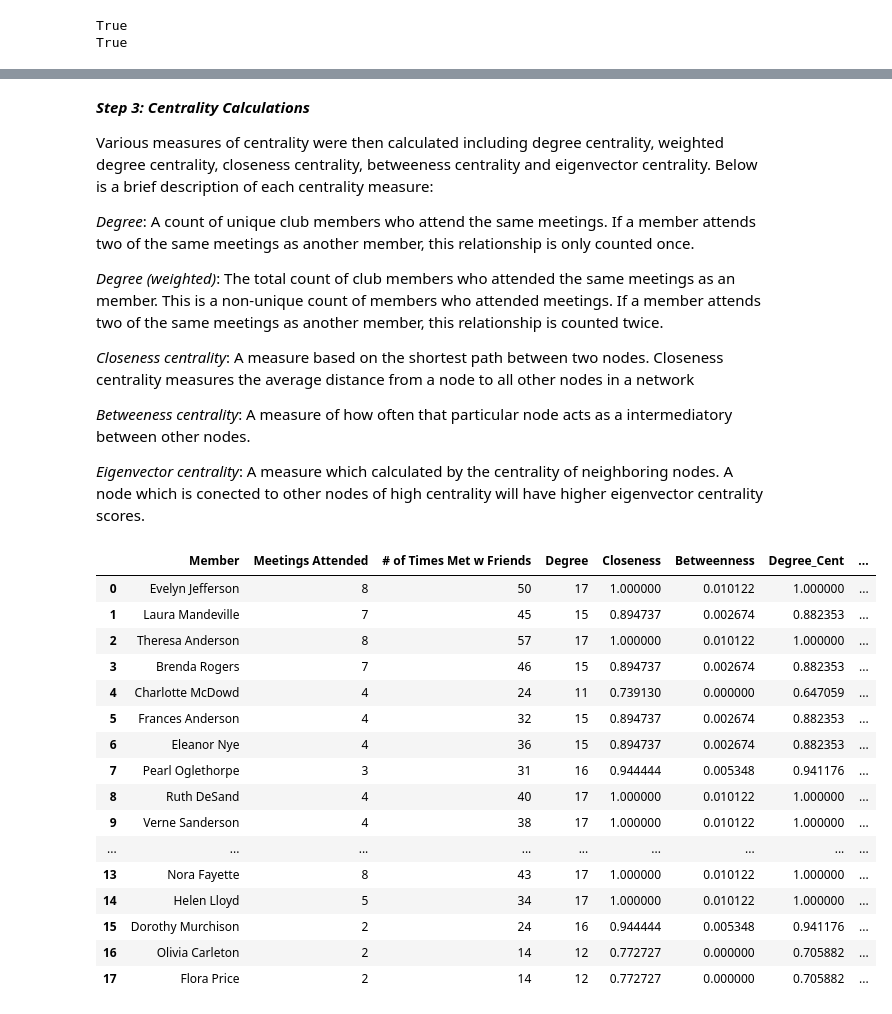
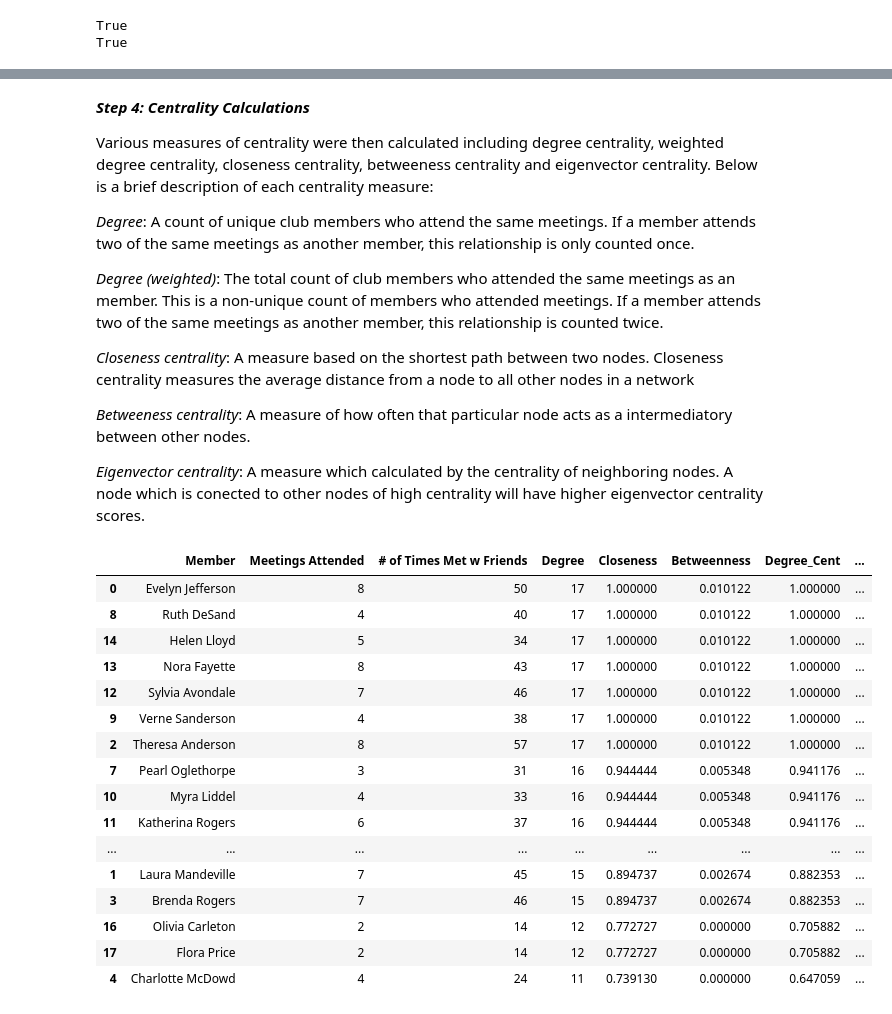
Before and after one commit to justinm0rgan/webanalytics, a Jupyter notebook: Week_3_Part_2_Assignment_Datasets.ipynb, the cells around one changed output, grey strips where cells are left out. Cells and saved outputs as stored; diff of their text form; code cells hidden in the pictures.

```diff
--- a/Week_3_Part_2_Assignment_Datasets.ipynb
+++ b/Week_3_Part_2_Assignment_Datasets.ipynb
@@ -98,24 +119,0 @@ Observations of note include:
-# %%
-pos = nx.spring_layout(G)
-
-degree_centrality_graph=nx.spring_layout (G)
-women_degree_cent=nx.degree(G,women)
-clubs_degree_cent =nx.degree(G,clubs)
-plt.figure(1,figsize=(15,10))
-plt.axis('off')
-
-nx.draw_networkx_nodes(G,pos,
-                       nodelist=women,
-                       node_color='g',
-                       node_size=[v * 100 for v in dict(women_degree_cent).values()],
-                   alpha=0.8)
-
-
-nx.draw_networkx_nodes(G,pos,
-                       nodelist=clubs,
-                       node_color='b',
-                       node_size=[v * 200 for v in dict(clubs_degree_cent).values()],
-                   alpha=0.8)
-
-plt.text(0.5, 1.05, "Davis Southern Women Club Network", fontsize=14, ha='center', transform=plt.gca().transAxes)
-nx.draw_networkx(G,pos,width=1.0,alpha=0.5)
@@ -124,5 +136,5 @@ nx.draw_networkx(G,pos,width=1.0,alpha=0.5)
 # %% [markdown]
-***Step 3: Centrality Calculations***
+***Step 4: Centrality Calculations***
 
 Various measures of centrality were then calculated including degree centrality, weighted degree centrality, closeness centrality, betweeness centrality and eigenvector centrality.  Below is a brief description of each centrality measure:
 
@@ -136,7 +148,6 @@ Various measures of centrality were then calculated including degree centrality,
 
 *Eigenvector centrality*: A measure which calculated by the centrality of neighboring nodes.  A node which is conected to other nodes of high centrality will have higher eigenvector centrality scores.
 # %%
-
 # Set display options
 pd.set_option('display.max_columns', None)
 pd.set_option('display.expand_frame_repr', False)
@@ -160,47 +171,47 @@ W2 = bipartite.weighted_projected_graph(G, women)
 
 data = []
 for w in women:
     Friends = W.degree(w)
     Friend_Meetings = W2.degree(w, weight='weight')
     Closeness_value = C[w]
     Betweenness=B[w]
     Degree=D[w]
     Meetings_Attended=women_degree_cent[w]
     Eigenvector=E[w]
 
 
     data.append((w,Meetings_Attended,  Friend_Meetings,Friends
                  ,Closeness_value#, Closeness_value_weighted
                  ,Betweenness#, Betweenness_weighted
                  ,Degree#,Degree_weighted
                  ,Eigenvector
                 ))
 
 df = pd.DataFrame(data, columns=["Member","Meetings Attended","# of Times Met w Friends","Degree"
                                  ,"Closeness"#,"Closeness Centrality Weighted"
                                  ,"Betweenness"#,"Betweenness Centrality Weighted"
                                  ,"Degree_Cent"#,"Degree Centrality Weighted"
                                  ,"Eigenvector"
                                 ]
                                 )
-df
+df.sort_values(by='Degree',ascending=False)
 #print(df.to_string(index=False))
 # %% [output]
 |  | Member | Meetings Attended | # of Times Met w Friends | Degree | Closeness | Betweenness | Degree_Cent | ... |
 | 0 | Evelyn Jefferson | 8 | 50 | 17 | 1.000000 | 0.010122 | 1.000000 | ... |
+| 8 | Ruth DeSand | 4 | 40 | 17 | 1.000000 | 0.010122 | 1.000000 | ... |
+| 14 | Helen Lloyd | 5 | 34 | 17 | 1.000000 | 0.010122 | 1.000000 | ... |
+| 13 | Nora Fayette | 8 | 43 | 17 | 1.000000 | 0.010122 | 1.000000 | ... |
+| 12 | Sylvia Avondale | 7 | 46 | 17 | 1.000000 | 0.010122 | 1.000000 | ... |
+| 9 | Verne Sanderson | 4 | 38 | 17 | 1.000000 | 0.010122 | 1.000000 | ... |
+| 2 | Theresa Anderson | 8 | 57 | 17 | 1.000000 | 0.010122 | 1.000000 | ... |
+| 7 | Pearl Oglethorpe | 3 | 31 | 16 | 0.944444 | 0.005348 | 0.941176 | ... |
+| 10 | Myra Liddel | 4 | 33 | 16 | 0.944444 | 0.005348 | 0.941176 | ... |
+| 11 | Katherina Rogers | 6 | 37 | 16 | 0.944444 | 0.005348 | 0.941176 | ... |
+| ... | ... | ... | ... | ... | ... | ... | ... | ... |
 | 1 | Laura Mandeville | 7 | 45 | 15 | 0.894737 | 0.002674 | 0.882353 | ... |
-| 2 | Theresa Anderson | 8 | 57 | 17 | 1.000000 | 0.010122 | 1.000000 | ... |
 | 3 | Brenda Rogers | 7 | 46 | 15 | 0.894737 | 0.002674 | 0.882353 | ... |
-| 4 | Charlotte McDowd | 4 | 24 | 11 | 0.739130 | 0.000000 | 0.647059 | ... |
-| 5 | Frances Anderson | 4 | 32 | 15 | 0.894737 | 0.002674 | 0.882353 | ... |
-| 6 | Eleanor Nye | 4 | 36 | 15 | 0.894737 | 0.002674 | 0.882353 | ... |
-| 7 | Pearl Oglethorpe | 3 | 31 | 16 | 0.944444 | 0.005348 | 0.941176 | ... |
-| 8 | Ruth DeSand | 4 | 40 | 17 | 1.000000 | 0.010122 | 1.000000 | ... |
-| 9 | Verne Sanderson | 4 | 38 | 17 | 1.000000 | 0.010122 | 1.000000 | ... |
-| ... | ... | ... | ... | ... | ... | ... | ... | ... |
-| 13 | Nora Fayette | 8 | 43 | 17 | 1.000000 | 0.010122 | 1.000000 | ... |
-| 14 | Helen Lloyd | 5 | 34 | 17 | 1.000000 | 0.010122 | 1.000000 | ... |
-| 15 | Dorothy Murchison | 2 | 24 | 16 | 0.944444 | 0.005348 | 0.941176 | ... |
 | 16 | Olivia Carleton | 2 | 14 | 12 | 0.772727 | 0.000000 | 0.705882 | ... |
 | 17 | Flora Price | 2 | 14 | 12 | 0.772727 | 0.000000 | 0.705882 | ... |
+| 4 | Charlotte McDowd | 4 | 24 | 11 | 0.739130 | 0.000000 | 0.647059 | ... |
 # %% [markdown]
```
Also changed, not shown: parts of 24 cells of this notebook, 1 other file.
